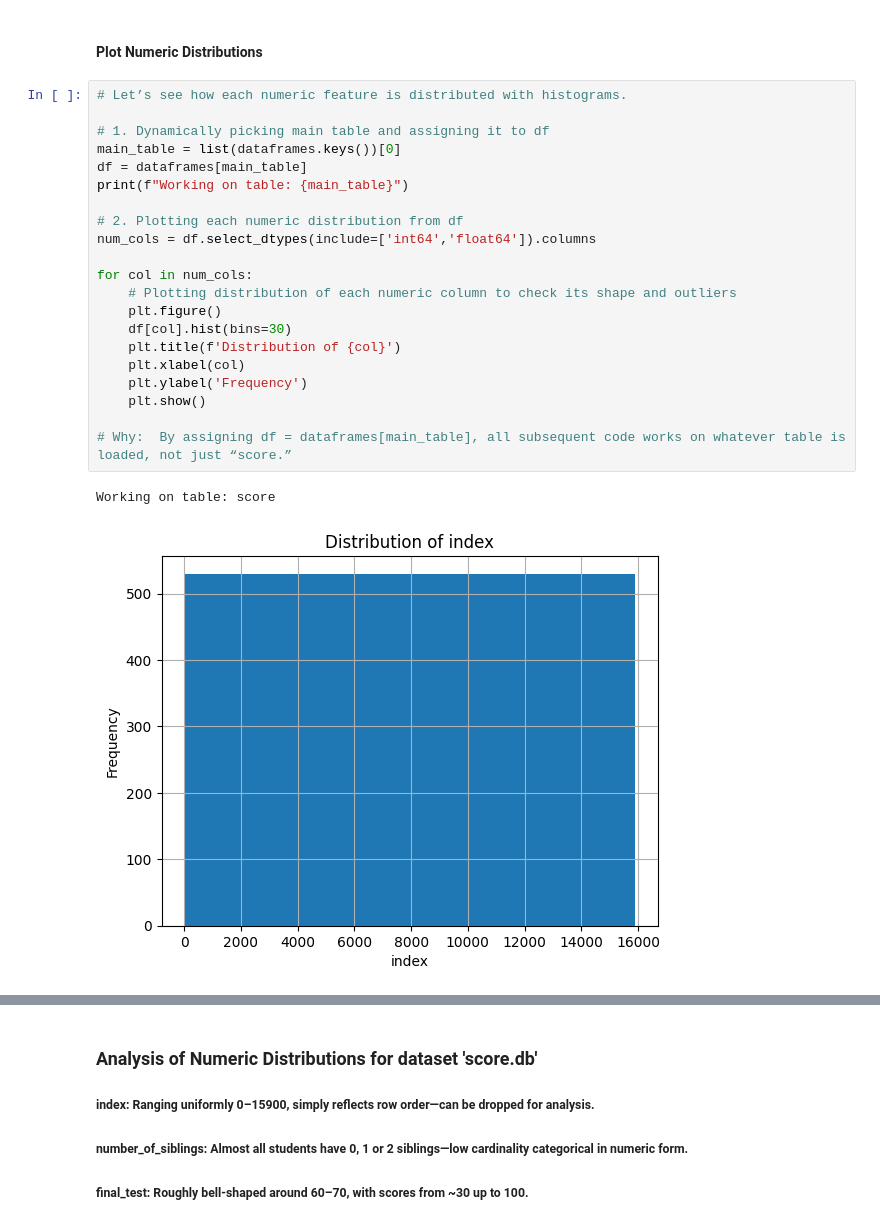
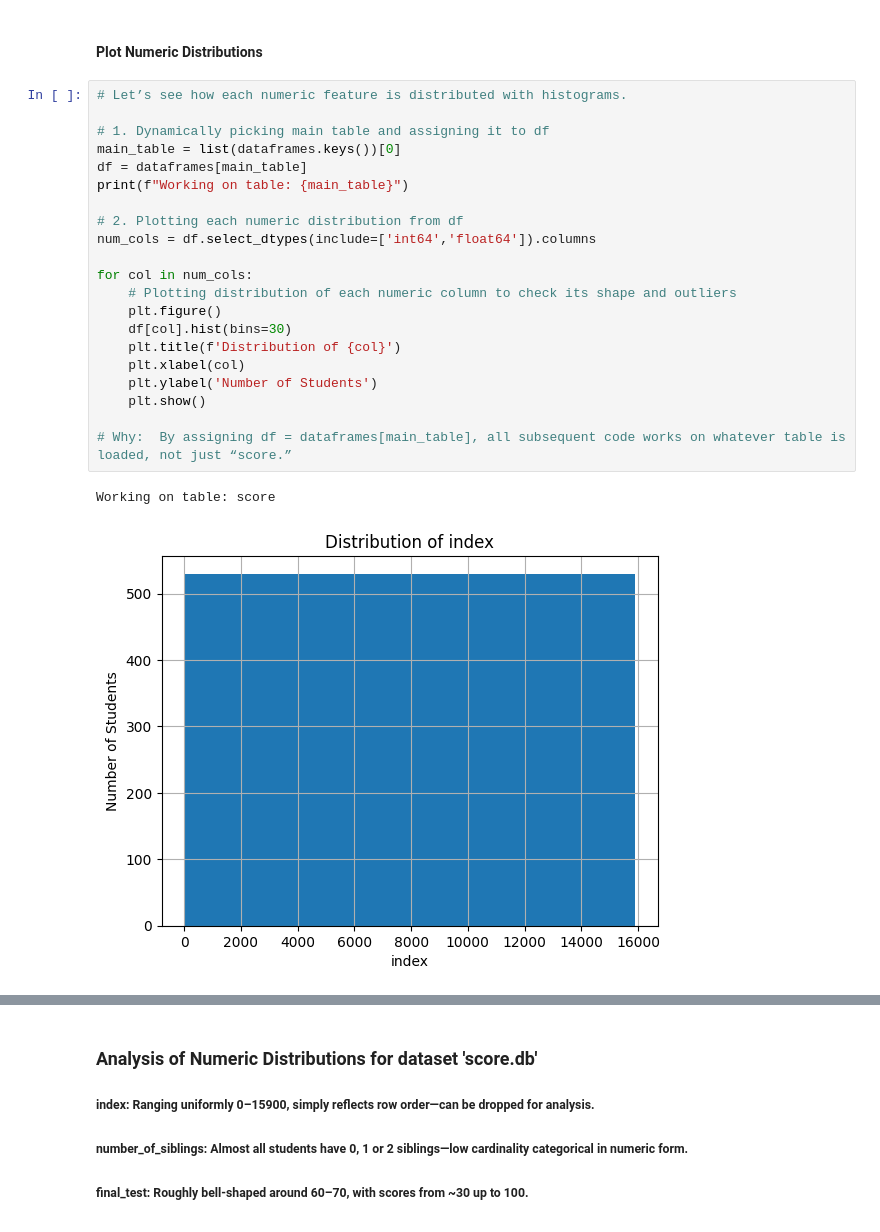
Before and after one commit to rush2priyanka/Student_Performance_Prediction_Pipeline, a Jupyter notebook: eda.ipynb, the cells around one changed output, grey strips where cells are left out. Cells and saved outputs as stored; diff of their text form.

```diff
--- a/eda.ipynb
+++ b/eda.ipynb
@@ -189,24 +189,24 @@ for tbl_name, tbl in dataframes.items():
 # %%
 # Let’s see how each numeric feature is distributed with histograms.
 
 # 1. Dynamically picking main table and assigning it to df
 main_table = list(dataframes.keys())[0]
 df = dataframes[main_table]
 print(f"Working on table: {main_table}")
 
 # 2. Plotting each numeric distribution from df
 num_cols = df.select_dtypes(include=['int64','float64']).columns
 
 for col in num_cols:
     # Plotting distribution of each numeric column to check its shape and outliers
     plt.figure()
     df[col].hist(bins=30)
     plt.title(f'Distribution of {col}')
     plt.xlabel(col)
-    plt.ylabel('Frequency')
+    plt.ylabel('Number of Students')
     plt.show()
 
 # Why:  By assigning df = dataframes[main_table], all subsequent code works on whatever table is loaded, not just “score.”
 # %% [output]
 Working on table: score
-[figure, old version]
+[figure, new version]
```
Also changed, not shown: parts of 23 cells of this notebook.
